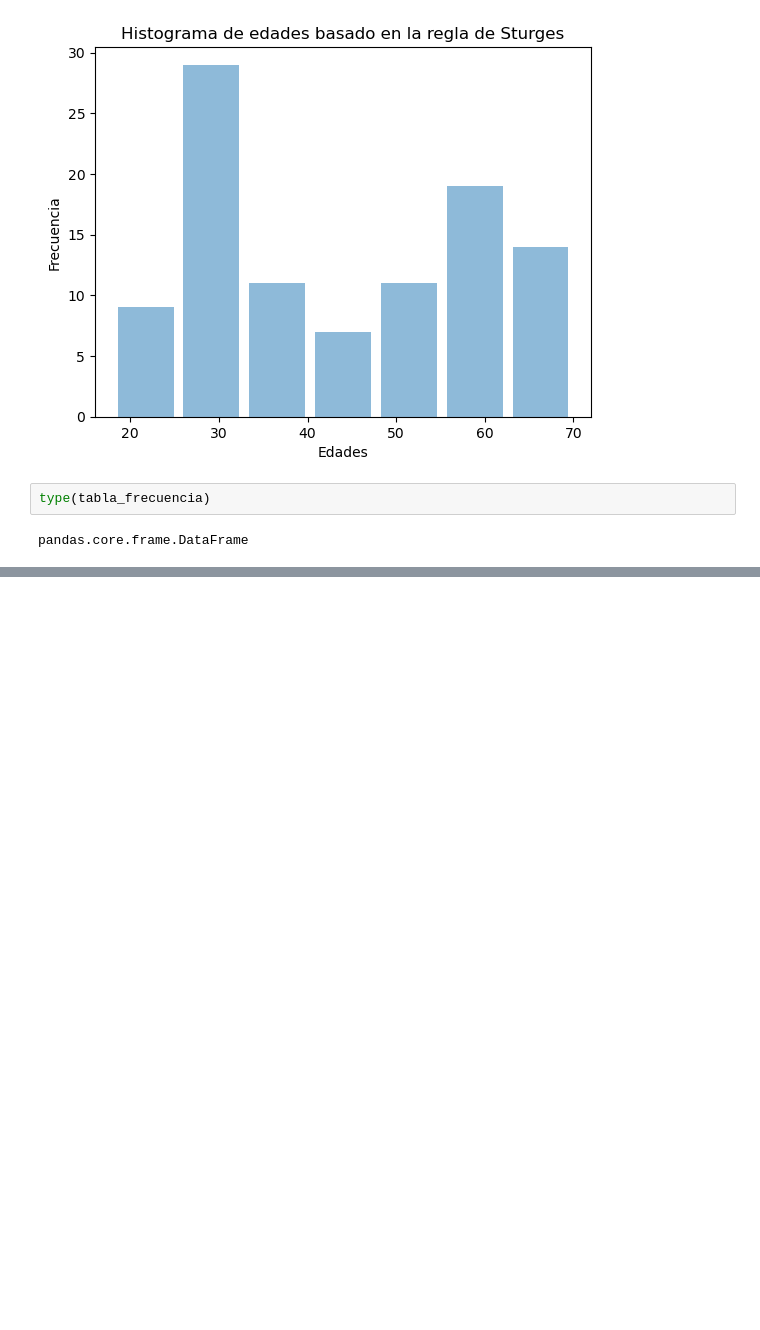
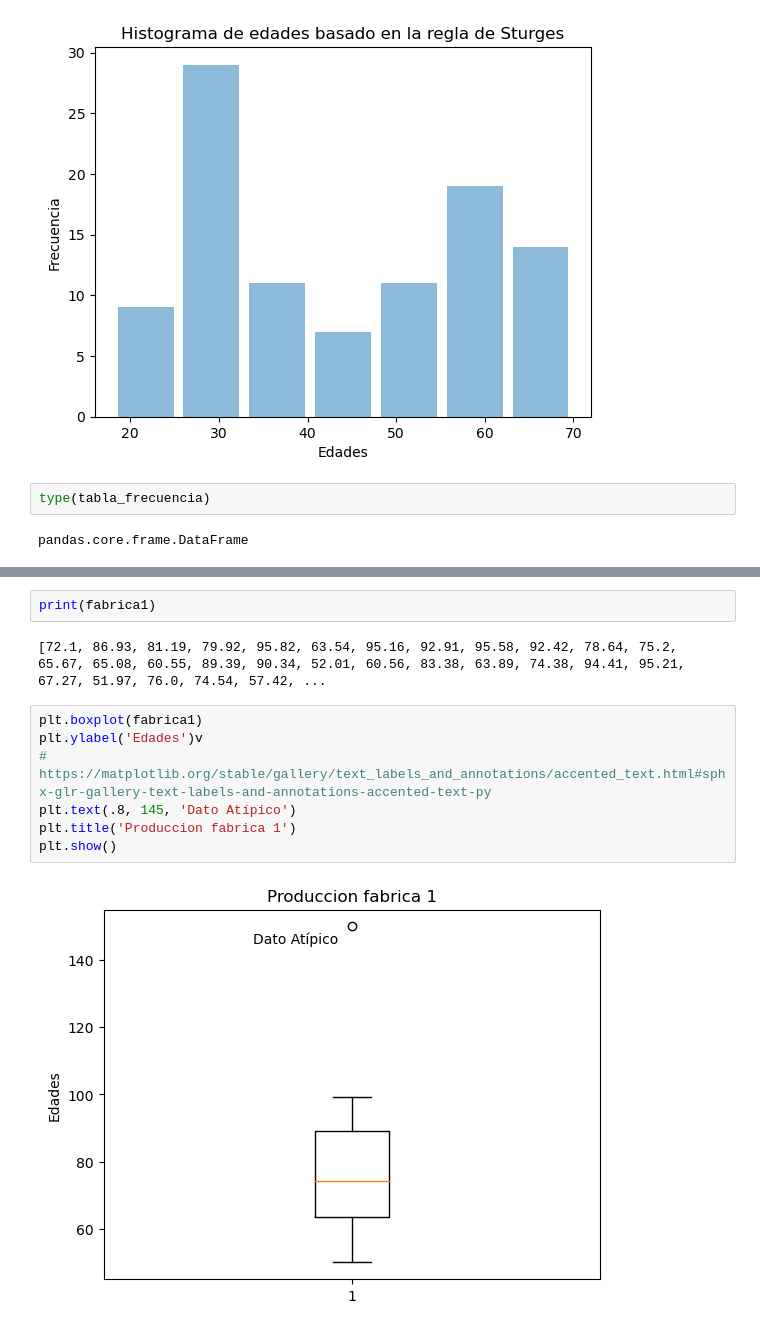
Before and after one commit to JoseGabriel-ITD/Probabilidad, a Jupyter notebook: Unidad-1/PRO_U1_practica1.ipynb, the cells around one changed output, grey strips where cells are left out. Drawn from its saved outputs; the diff is of its cells as text; blank space fills up the shorter version.

```diff
--- a/Unidad-1/PRO_U1_practica1.ipynb
+++ b/Unidad-1/PRO_U1_practica1.ipynb
@@ -618,0 +732,13 @@ pandas.core.frame.DataFrame
+# %%
+print(fabrica1)
+# %% [output]
+[72.1, 86.93, 81.19, 79.92, 95.82, 63.54, 95.16, 92.91, 95.58, 92.42, 78.64, 75.2, 65.67, 65.08, 60.55, 89.39, 90.34, 52.01, 60.56, 83.38, 63.89, 74.38, 94.41, 95.21, 67.27, 51.97, 76.0, 74.54, 57.42, ...
+# %%
+plt.boxplot(fabrica1)
+plt.ylabel('Edades')v
+# https://matplotlib.org/stable/gallery/text_labels_and_annotations/accented_text.html#sphx-glr-gallery-text-labels-and-annotations-accented-text-py
+plt.text(.8, 145, 'Dato Atípico')
+plt.title('Produccion fabrica 1')
+plt.show()
+# %% [output]
+[figure, added]
```
Also changed, not shown: parts of 25 cells of this notebook.
